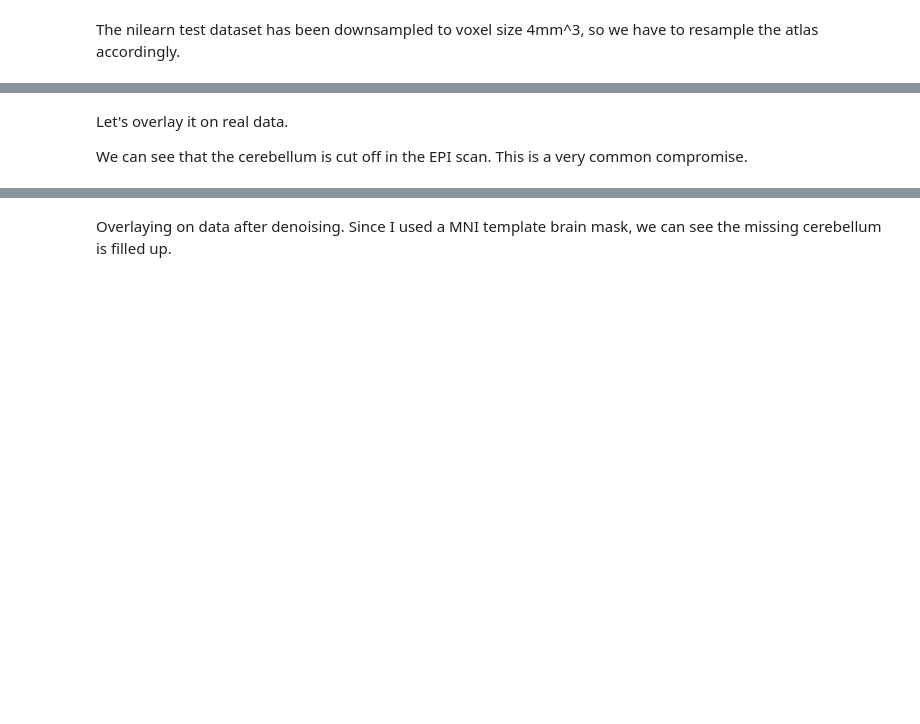
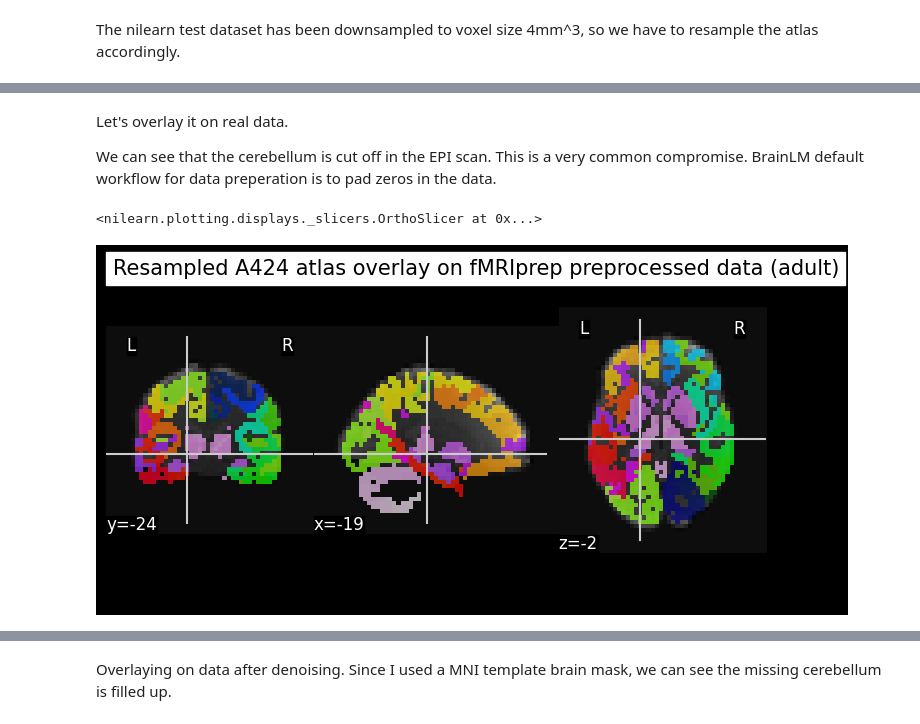
Before and after one commit to htwangtw/hfplayground, a Jupyter notebook: notebooks/inspect_brainlm_data_processing.ipynb, the cells around one changed output, grey strips where cells are left out. Drawn from its saved outputs; the diff is of its cells as text; code cells hidden in the pictures; blank space fills up the shorter version.

```diff
--- a/notebooks/inspect_brainlm_data_processing.ipynb
+++ b/notebooks/inspect_brainlm_data_processing.ipynb
@@ -17,7 +17,7 @@ from pathlib import Path
 
 from datasets import load_from_disk
 # %%
-downsample_atlas = downsample_for_tutorial(files('hfplayground') / 'data/brainlm/atlases/A424+2mm.nii.gz', '/tmp/')
+downsample_atlas = downsample_for_tutorial(files('hfplayground') / 'data/brainlm/atlases/A424+4mm.nii.gz', '/tmp/')
 downsample_mni = downsample_for_tutorial(MNI152_FILE_PATH, '/tmp/')
 # %% [markdown]
 The original A424 atlas is very strictly following the grey matter, and includes the cerebellum.
@@ -31,6 +39,10 @@ plotting.plot_roi(downsample_atlas, downsample_mni, title="Resampled A424 atlas
 Let's overlay it on real data.
 
 We can see that the cerebellum is cut off in the EPI scan. This is a very common compromise.
+BrainLM default workflow for data preperation is to pad zeros in the data.
 # %%
 bg_img = image.load_img('../data/external/development_fmri/development_fmri/sub-pixar124_task-pixar_space-MNI152NLin2009cAsym_desc-preproc_bold.nii.gz')
-plotting.plot_roi(downsample_atlas, bg_img=bg_img.slicer[..., 0], title="Resampled A424 atlas overlay on fMRIprep preprocessed data")
+plotting.plot_roi(downsample_atlas, bg_img=bg_img.slicer[..., 0], title="Resampled A424 atlas overlay on fMRIprep preprocessed data (adult)")
+# %% [output]
+<nilearn.plotting.displays._slicers.OrthoSlicer at 0x...>
+[figure, added]
```
Also changed, not shown: parts of 13 cells of this notebook, 3 other files.
